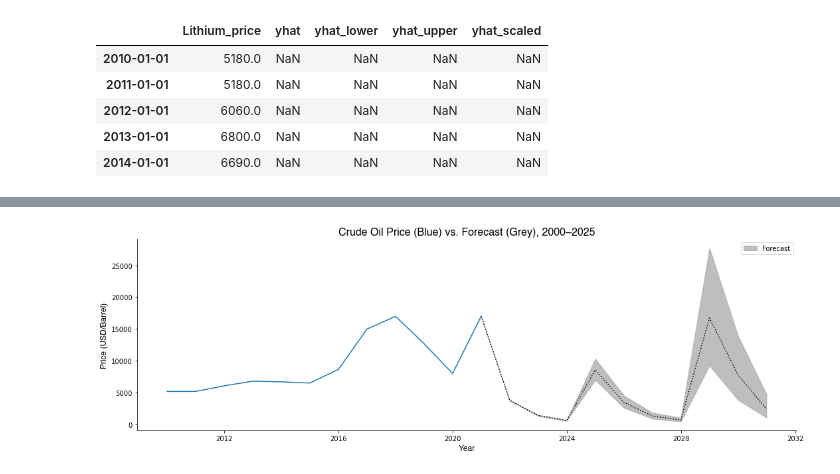
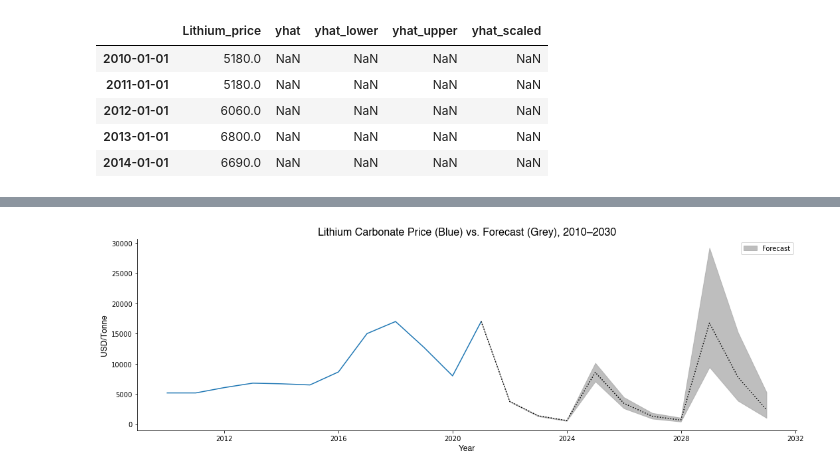
Before and after one commit to mnperic/final-project, a Jupyter notebook: Jupyter Notebooks/machine_learning_lithium.ipynb, the cells around one changed output, grey strips where cells are left out. Saved outputs shown, nothing was run; the diff lists cells and outputs as text; code cells hidden in the pictures.

```diff
--- a/Jupyter Notebooks/machine_learning_lithium.ipynb
+++ b/Jupyter Notebooks/machine_learning_lithium.ipynb
@@ -245,38 +243,38 @@ csv = vis_df.to_csv('lithium_forecasted.csv', index=True)
 # %%
 # Plot final visualisation
 
 # Plot
 fig, ax1 = plt.subplots()
 ax1.plot(vis_df.Lithium_price)
 ax1.plot(vis_df.yhat_scaled, color='black', linestyle=':')
 
 # Fill
 ax1.fill_between(vis_df.index, np.exp(vis_df['yhat_upper']), np.exp(vis_df['yhat_lower']), alpha=0.75,
                  color='darkgray', label = 'Forecast')
 
 # Font families
 font_1 = {'family':'helvetica','color':'black','size':16}
 font_2 = {'family':'helvetica','color':'black','size':12}
 
 # Labels
-ax1.set_title('Crude Oil Price (Blue) vs. Forecast (Grey), 2000–2025', fontdict = font_1)
-ax1.set_ylabel('Price (USD/Barrel)', fontdict = font_2)
+ax1.set_title('Lithium Carbonate Price (Blue) vs. Forecast (Grey), 2010–2030', fontdict = font_1)
+ax1.set_ylabel('USD/Tonne', fontdict = font_2)
 ax1.set_xlabel('Year', fontdict = font_2)
 
 # Legend
 plt.legend(title='', loc='upper right', ncol=1)
 
 # Aesthetics
 plt.gca().spines['top'].set_visible(False)
 plt.gca().spines['right'].set_visible(False)
 plt.tight_layout()
 
 # Show/save
-#plt.savefig("/Users/minoperic/Data Analytics/Data Investigations/final-project/Images/lithium_price_forecast.png",
-            #transparent=False, dpi=300)
+plt.savefig("/Users/minoperic/Data Analytics/Data Investigations/final-project/Images/lithium_price_forecast.png",
+           transparent=False, dpi=300)
 plt.show()
 # %% [output]
-[figure, old version]
+[figure, new version]
 # %%
 # Save model
 #import json
```
Also changed, not shown: parts of 5 cells of this notebook, 1 other file.
